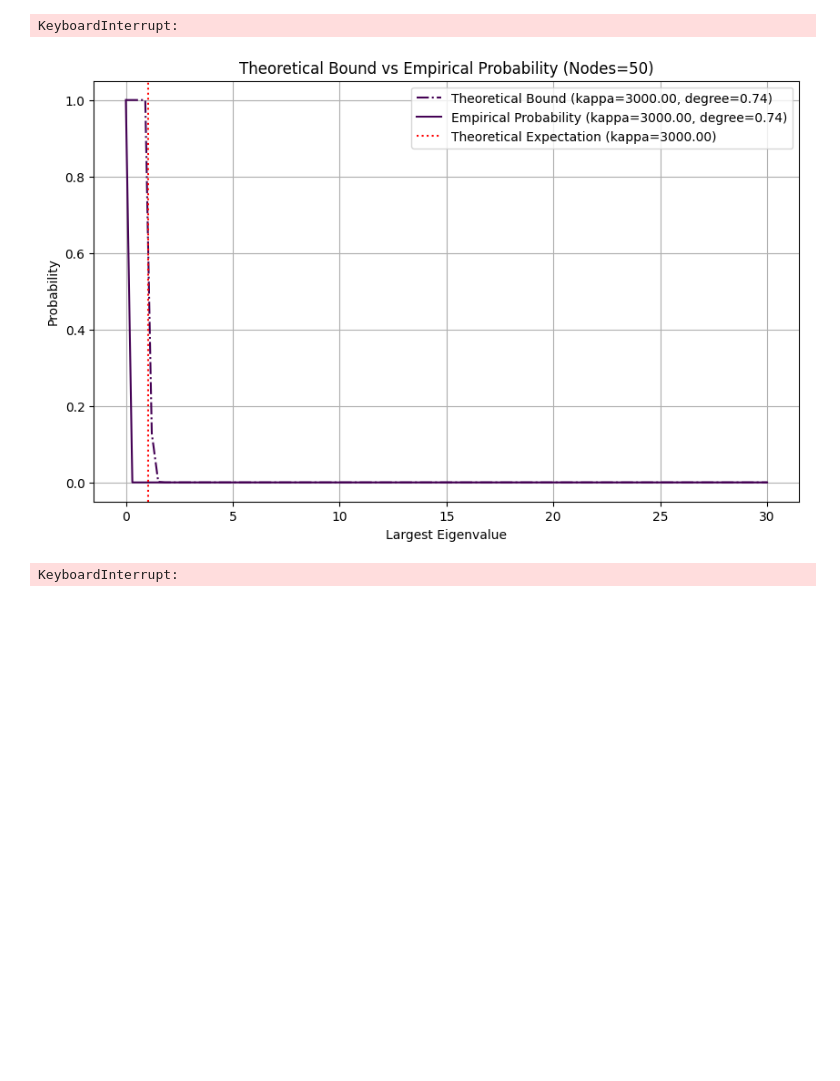
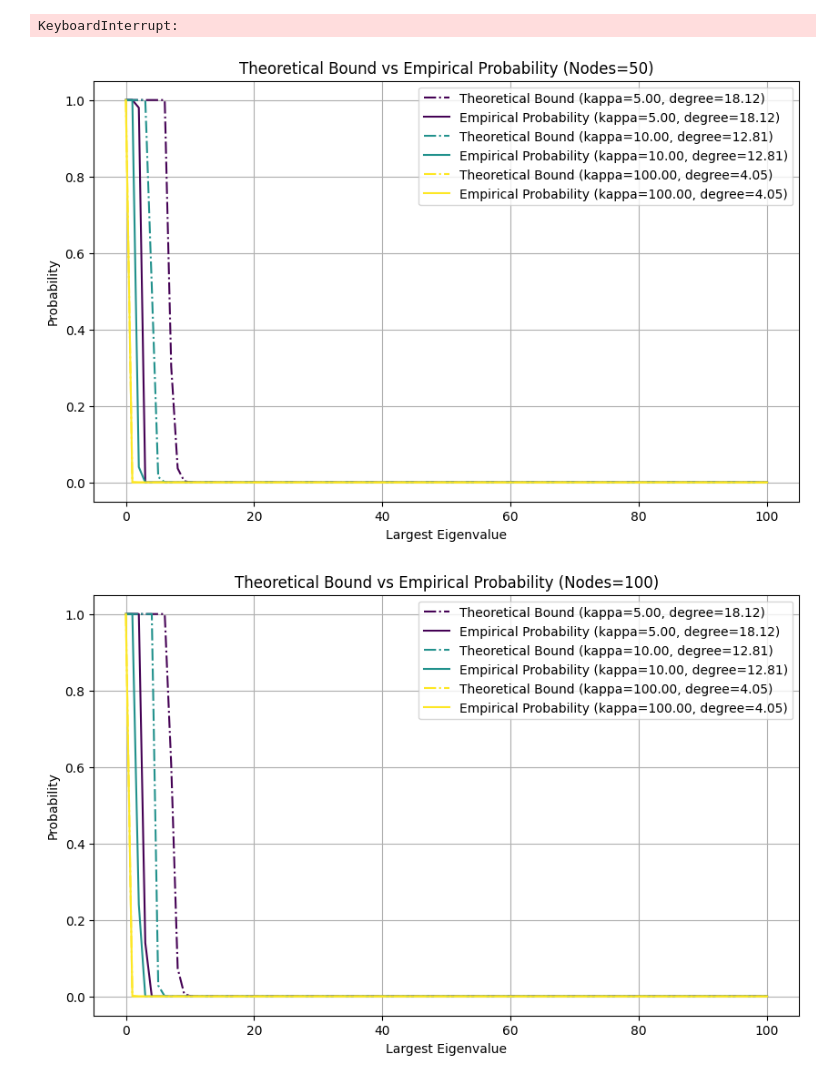
Before and after one commit to zhexin1904/my_SE_sync, a Jupyter notebook: python/simulation_1.ipynb, the cells around one changed output. Saved outputs shown, nothing was run; the diff lists cells and outputs as text; code cells hidden in the pictures; blank space fills up the shorter version.

```diff
--- a/python/simulation_1.ipynb
+++ b/python/simulation_1.ipynb
@@ -510,7 +510,7 @@ def generate_symmetric_matrix_sum(adj_matrix, sigma):
     operator_norm = np.linalg.norm(sum_B, ord=2)
     largest_degree = max(dict(G.degree()).values())
 
-    return operator_norm, 2*largest_degree
+    return operator_norm, largest_degree
 
 # Function to compute the largest eigenvalue of a matrix
 def compute_largest_eigenvalue(matrix):
@@ -519,15 +519,15 @@ def compute_largest_eigenvalue(matrix):
 
 # Function to compute theoretical bound
 def theoretical_bound(t, num_nodes, vZ, kappa, degree, edges_num):
-    return np.minimum((2 * 3 * num_nodes) * np.exp((-kappa * t**2) / (6 * edges_num * degree)), 1)
+    return np.minimum((2 * 3 * num_nodes) * np.exp((- t**2) / (2 * degree / kappa)), 1)
 
 # Function to compute theoretical expectation
 def compute_theoretical_expectation(vZ, num_nodes, kappa, degree, edges_num):
-    return np.sqrt(2 * (3 * edges_num * degree/kappa) * np.log(2 * 3 * num_nodes))
+    return np.sqrt(2 * ( degree / kappa) * np.log(2 * 3 * num_nodes))
 
 # Parameters
 num_nodes_list = [50, 100]  # Different numbers of nodes to test
-kappa_values = [3000]
+kappa_values = [5, 10, 100]
 num_trials = 50
 
 # Run experiments and collect results
@@ -545,34 +545,34 @@ for num_nodes in num_nodes_list:
             _, degree = generate_symmetric_matrix_sum(adj_matrix, sigma)
             V_z = degree
             kron_matrix = generate_kron_matrix(adj_matrix, sigma)
             largest_eigenvalue = compute_largest_eigenvalue(kron_matrix)
             results[kappa].append((largest_eigenvalue, V_z, edges_num))
 
     # Plot empirical distribution of largest eigenvalues
     fig, ax = plt.subplots(figsize=(10, 6))
     colors = cm.viridis(np.linspace(0, 1, len(kappa_values)))
     for kappa, color in zip(kappa_values, colors):
         values = results[kappa]
         eigenvalues = [v[0] for v in values]
         V_z = values[0][1]
         degree = np.degrees(1 / np.sqrt(2 * kappa))
         edges_num = values[0][2]
-        t_values = np.linspace(0, 30, 100)
+        t_values = np.linspace(0, 100, 100)
         bound_values = theoretical_bound(t_values, num_nodes, _ , kappa, degree, edges_num)
         empirical_probs = [np.mean(np.array(eigenvalues) >= t) for t in t_values]
         empirical_probs = np.array(empirical_probs) / np.max(empirical_probs)
         theoretical_expectation = compute_theoretical_expectation(V_z, num_nodes, kappa, degree, edges_num)
 
         ax.plot(t_values, bound_values, label=f'Theoretical Bound (kappa={kappa:.2f}, degree={degree:.2f})', linestyle='dashdot', color=color)
         ax.plot(t_values, empirical_probs, label=f'Empirical Probability (kappa={kappa:.2f}, degree={degree:.2f})', linestyle='solid', color=color)
-        ax.axvline(theoretical_expectation, color='r', linestyle='dotted', label=f'Theoretical Expectation (kappa={kappa:.2f})')
+        # ax.axvline(theoretical_expectation, color='r', linestyle='dotted', label=f'Theoretical Expectation (kappa={kappa:.2f})')
 
     ax.set_xlabel('Largest Eigenvalue')
     ax.set_ylabel('Probability')
     ax.set_title(f'Theoretical Bound vs Empirical Probability (Nodes={num_nodes})')
     ax.legend()
     ax.grid(True)
     plt.show()
 # %% [output]
-[figure, old version]
+[figure, new version]
-KeyboardInterrupt:
+[figure, added]
```
Also changed, not shown: parts of 2 cells of this notebook, 2 other files.
